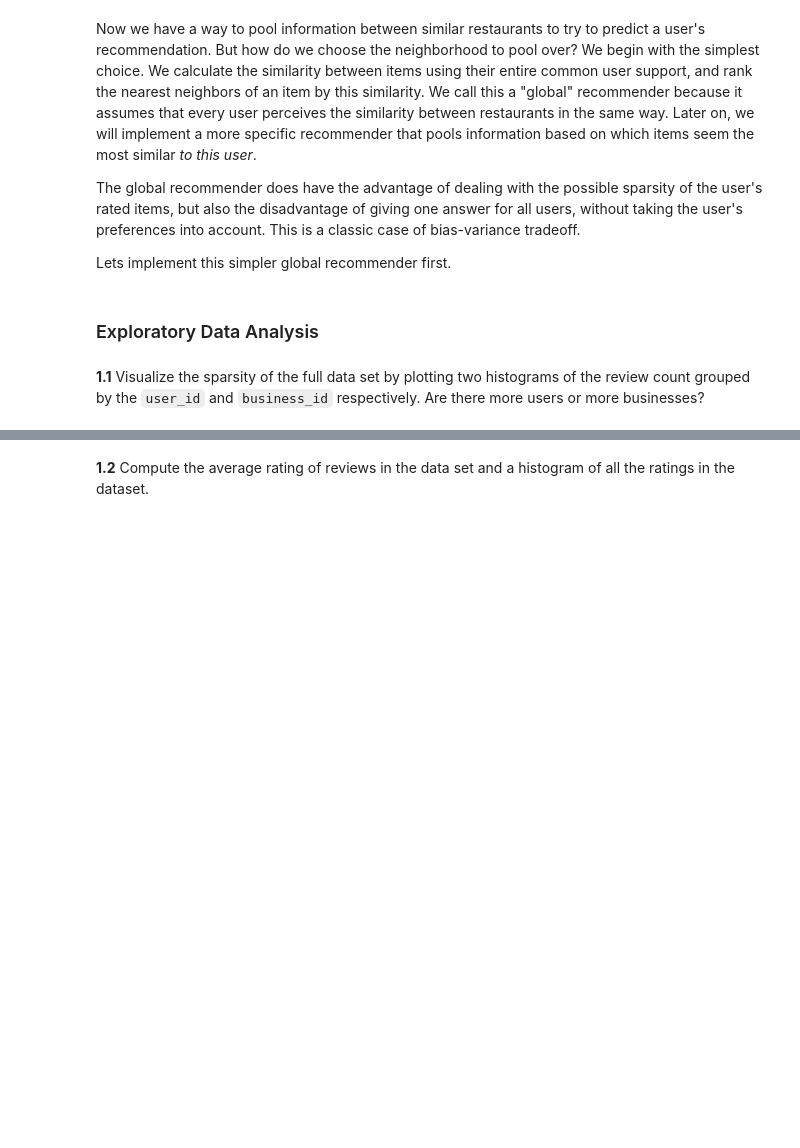
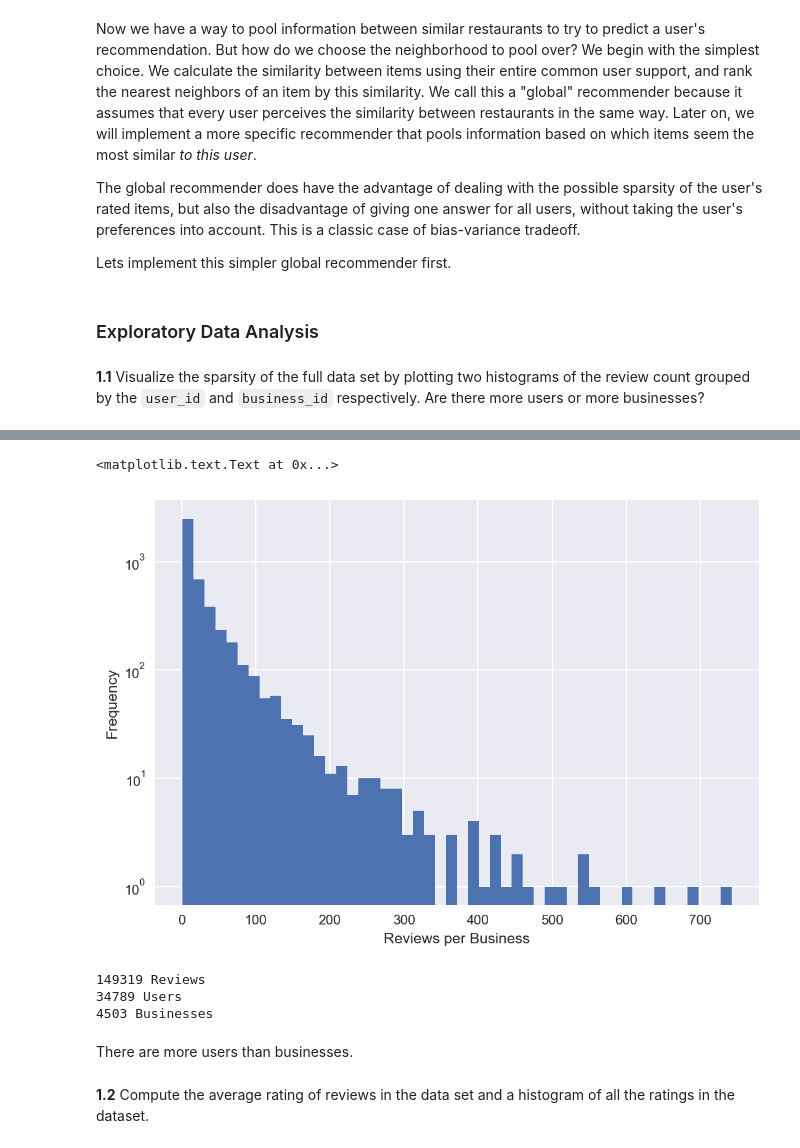
Before and after one commit to dashster18/content, a Jupyter notebook: HW4.ipynb, the cells around one changed output, grey strips where cells are left out. Cells and saved outputs as stored; diff of their text form; code cells hidden in the pictures; blank space fills up the shorter version.

```diff
--- a/HW4.ipynb
+++ b/HW4.ipynb
@@ -194,2 +195,22 @@ Lets implement this simpler global recommender first.
+# %%
+#your code here
+fulldf.groupby('business_id').review_id.count().plot(kind='hist', bins=50, log=True)
+plt.xlabel('Reviews per Business')
+# %% [output]
+<matplotlib.text.Text at 0x...>
+[figure, added]
+# %%
+#your code here
+nb_reviews = fulldf.review_id.nunique()
+nb_users = fulldf.user_id.nunique()
+nb_bizs = fulldf.business_id.nunique()
+
+print "%d Reviews\n%d Users\n%d Businesses" % (nb_reviews, nb_users, nb_bizs)
+# %% [output]
+149319 Reviews
+34789 Users
+4503 Businesses
+# %% [markdown]
+There are more users than businesses.
 # %% [markdown]
 **1.2** Compute the average rating of reviews in the data set and a histogram of all the ratings in the dataset.
```
Also changed, not shown: parts of 28 cells of this notebook, 1 other file.
